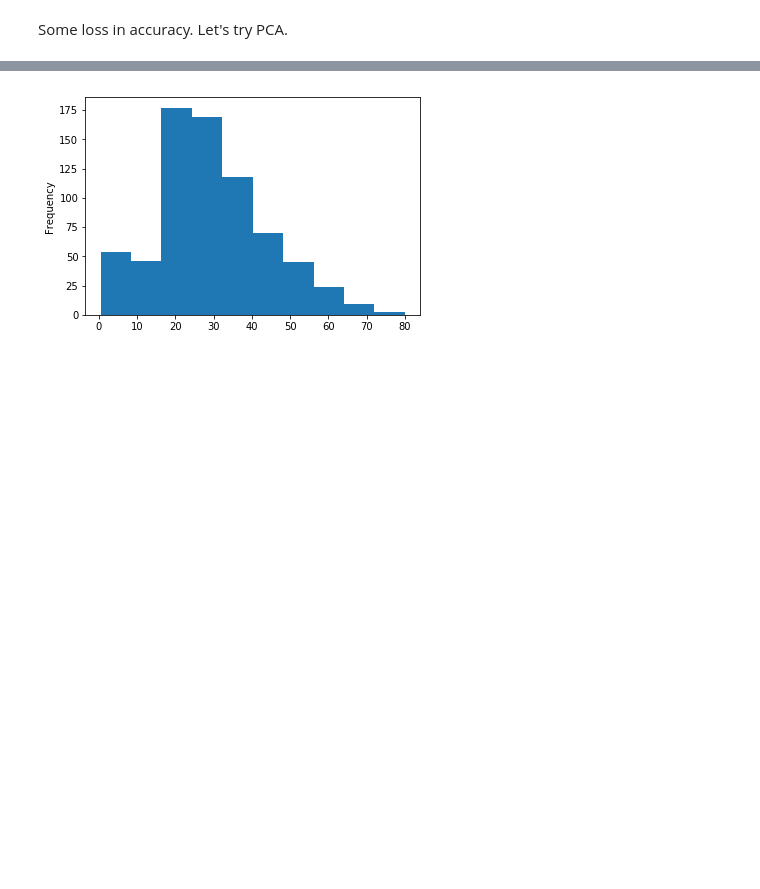
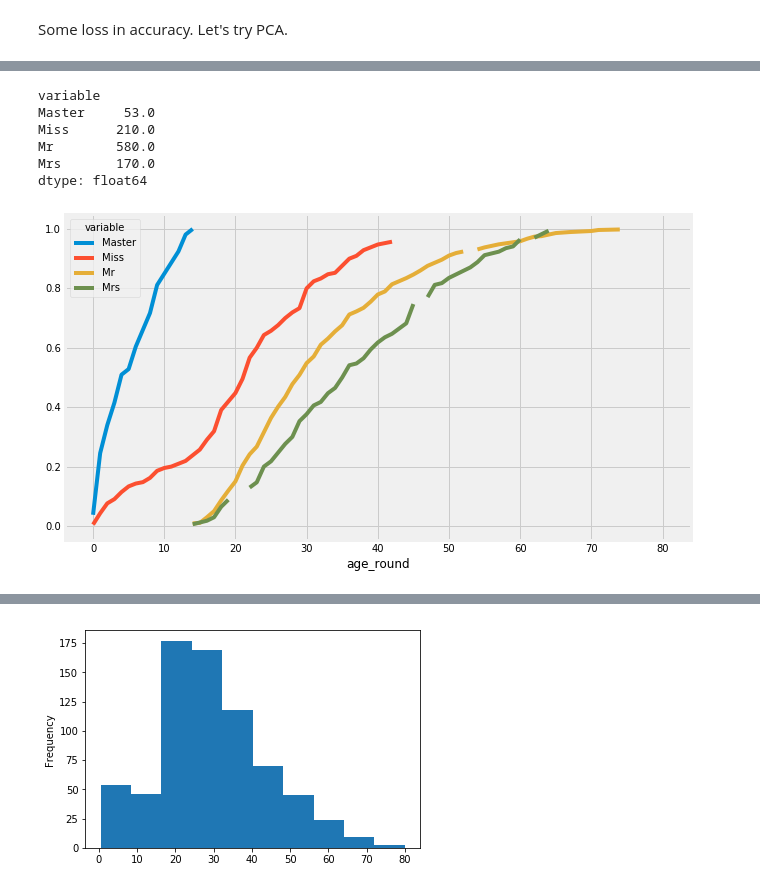
Before and after one commit to it176131/Titanic, a Jupyter notebook: Titanic.ipynb, the cells around one changed output, grey strips where cells are left out. Cells and saved outputs as stored; diff of their text form; code cells hidden in the pictures; blank space fills up the shorter version.

```diff
--- a/Titanic.ipynb
+++ b/Titanic.ipynb
@@ -1614,0 +1636,16 @@ To do this I will try using entropy to maximize my information gain.
+# %%
+age_title.drop_duplicates(inplace=True)
+# %%
+age_title.set_index([
+    'level_0',
+    'level_1'
+], inplace=True)
+# %%
+age_title['age_round'] = age_title.age.round()
+# %%
+age_title1 = age_title.groupby([
+    'age_round',
+    'variable'
+]).agg({
+    'value' : 'count'
+}).value
@@ -1614,0 +1654,13 @@ To do this I will try using entropy to maximize my information gain.
+# %%
+age_title1.unstack().loc[:, :'Mrs'].sum()
+# %% [output]
+variable
+Master     53.0
+Miss      210.0
+Mr        580.0
+Mrs       170.0
+dtype: float64
+# %%
+(age_title1.unstack('variable').cumsum().loc[:, :'Mrs'] / age_title1.unstack().loc[:, :'Mrs'].sum()).plot(figsize=(10,6));
+# %% [output]
+[figure, added]
```
Also changed, not shown: parts of 36 cells of this notebook.
